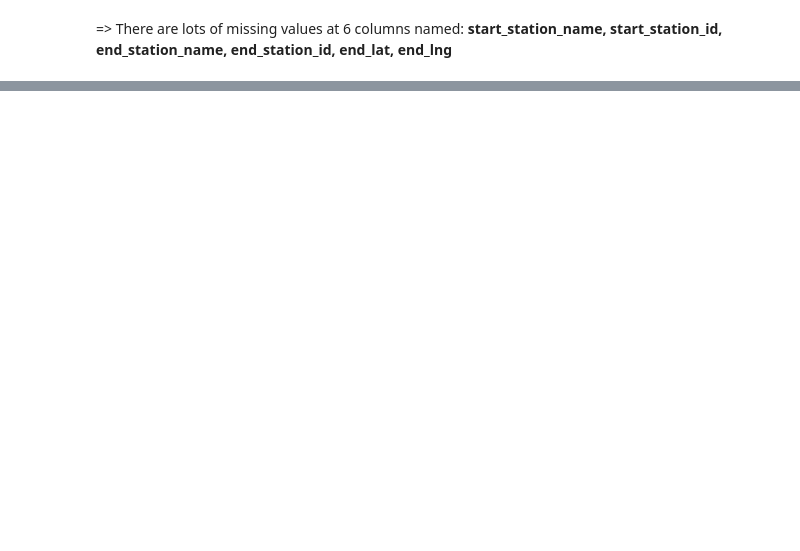
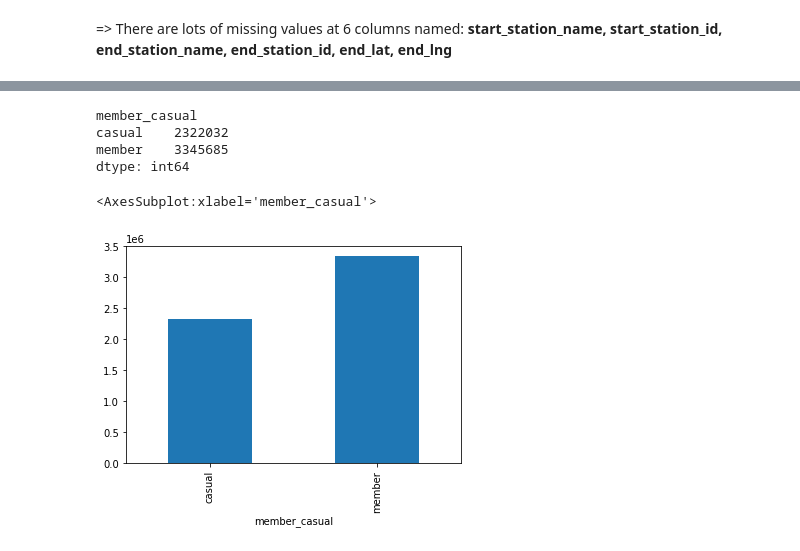
Before and after one commit to vynguyen293/Cyclistic-Bike-Share-Analysis, a Jupyter notebook: Cyclistic-Bike-Share-Analysis.ipynb, the cells around one changed output, grey strips where cells are left out. Drawn from its saved outputs; the diff is of its cells as text; code cells hidden in the pictures; blank space fills up the shorter version.

```diff
--- a/Cyclistic-Bike-Share-Analysis.ipynb
+++ b/Cyclistic-Bike-Share-Analysis.ipynb
@@ -193,0 +180,13 @@ df_new2
+# %%
+# Check the number of member and casual
+df.groupby('member_casual').size()
+# %% [output]
+member_casual
+casual    2322032
+member    3345685
+dtype: int64
+# %%
+df.groupby('member_casual').ride_id.count().plot.bar(ylim=0)
+# %% [output]
+<AxesSubplot:xlabel='member_casual'>
+[figure, added]
```
Also changed, not shown: parts of 20 cells of this notebook.
